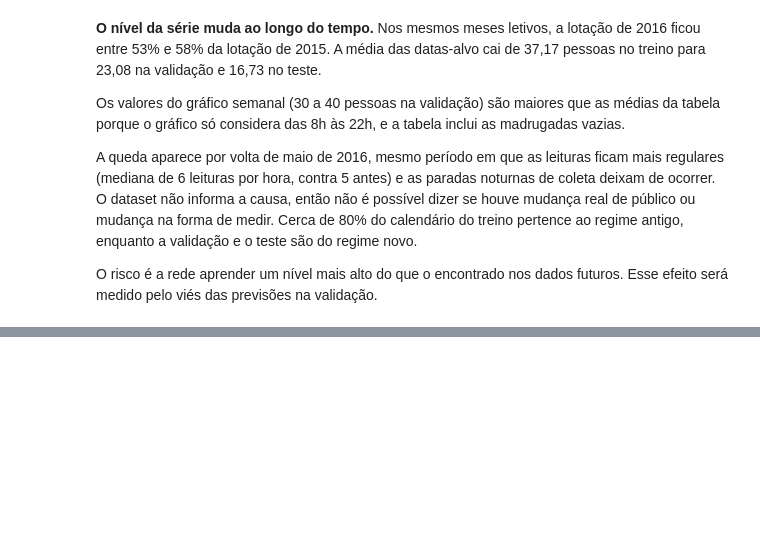
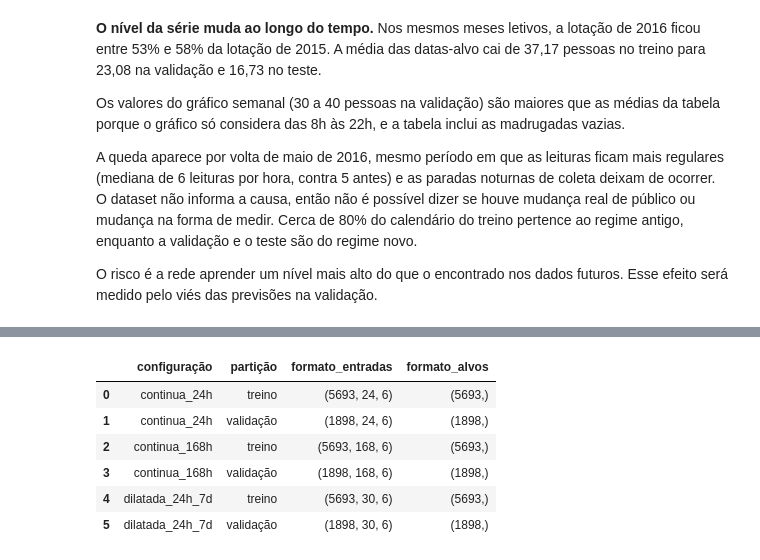
Before and after one commit to GabrielcMiranda/gym-crowndedness-forecasting, a Jupyter notebook: notebooks/02_previsao_lotacao_lstm.ipynb, the cells around one changed output, grey strips where cells are left out. Drawn from its saved outputs; the diff is of its cells as text; code cells hidden in the pictures; blank space fills up the shorter version.

Commit message:
feat: adiciona janelas contínuas e dilatada ao notebook final

```diff
--- a/notebooks/02_previsao_lotacao_lstm.ipynb
+++ b/notebooks/02_previsao_lotacao_lstm.ipynb
@@ -787,0 +802,72 @@ O risco é a rede aprender um nível mais alto do que o encontrado nos dados fut
+# %%
+BASE_FEATURES = ["people", "is_imputed", "hour_sin", "hour_cos", "weekday_sin", "weekday_cos"]
+OPTIONAL_FEATURES = ["temperature", "is_during_semester"]
+WINDOW_CONFIGS = {
+    "continua_24h": list(range(24, 0, -1)),
+    "continua_168h": list(range(168, 0, -1)),
+    "dilatada_24h_7d": [168, 144, 120, 96, 72, 48] + list(range(24, 0, -1)),
+}
+
+scaler = StandardScaler().fit(training_observed.dropna().to_numpy().reshape(-1, 1))
+temperature_training = hourly.loc[:training_end].loc[hourly.loc[:training_end, "people_observed"].notna(), "temperature"]
+temperature_scaler = StandardScaler().fit(temperature_training.to_numpy().reshape(-1, 1))
+
+
+def to_people(scaled_values):
+    return scaler.inverse_transform(np.asarray(scaled_values).reshape(-1, 1)).ravel()
+
+
+def build_feature_matrix(frame, feature_names):
+    hour_angle = 2 * np.pi * frame.index.hour.to_numpy() / 24
+    weekday_angle = 2 * np.pi * frame.index.day_of_week.to_numpy() / 7
+    columns = {
+        "people": scaler.transform(frame[["people"]].to_numpy()).ravel(),
+        "is_imputed": frame["is_imputed"].to_numpy(),
+        "hour_sin": np.sin(hour_angle),
+        "hour_cos": np.cos(hour_angle),
+        "weekday_sin": np.sin(weekday_angle),
+        "weekday_cos": np.cos(weekday_angle),
+        "temperature": temperature_scaler.transform(frame[["temperature"]].to_numpy()).ravel(),
+        "is_during_semester": frame["is_during_semester"].to_numpy(),
+    }
+    return np.column_stack([columns[name] for name in feature_names])
+
+
+def build_examples(frame, dates, lags, feature_names=BASE_FEATURES):
+    features = build_feature_matrix(frame, feature_names)
+    scaled_targets = scaler.transform(frame[["people_observed"]].to_numpy()).ravel()
+    positions = frame.index.get_indexer(dates)
+    step_positions = positions[:, None] - np.asarray(lags)[None, :]
+    return features[step_positions].astype(np.float32), scaled_targets[positions].astype(np.float32)
+
+
+def eligible_targets(frame, lags):
+    is_eligible = frame["people_observed"].notna().to_numpy()
+    for lag in lags:
+        is_eligible = is_eligible & frame["is_available"].shift(lag, fill_value=False).to_numpy()
+    return frame.index[is_eligible]
+
+
+targets_by_config = {name: eligible_targets(hourly, lags) for name, lags in WINDOW_CONFIGS.items()}
+common_target_hours = targets_by_config["continua_24h"].intersection(targets_by_config["continua_168h"]).intersection(targets_by_config["dilatada_24h_7d"])
+partitions_before_windows = partitions
+partitions = split_partitions(common_target_hours)
+
+examples = {
+    name: {part: build_examples(hourly, partitions[part], lags) for part in ["treino", "validação"]}
+    for name, lags in WINDOW_CONFIGS.items()
+}
+
+pd.DataFrame([
+    {"configuração": name, "partição": part, "formato_entradas": str(inputs.shape), "formato_alvos": str(targets.shape)}
+    for name, parts in examples.items()
+    for part, (inputs, targets) in parts.items()
+])
+# %% [output]
+|  | configuração | partição | formato_entradas | formato_alvos |
+| 0 | continua_24h | treino | (5693, 24, 6) | (5693,) |
+| 1 | continua_24h | validação | (1898, 24, 6) | (1898,) |
+| 2 | continua_168h | treino | (5693, 168, 6) | (5693,) |
+| 3 | continua_168h | validação | (1898, 168, 6) | (1898,) |
+| 4 | dilatada_24h_7d | treino | (5693, 30, 6) | (5693,) |
+| 5 | dilatada_24h_7d | validação | (1898, 30, 6) | (1898,) |
```
Also changed, not shown: parts of 2 cells of this notebook.
